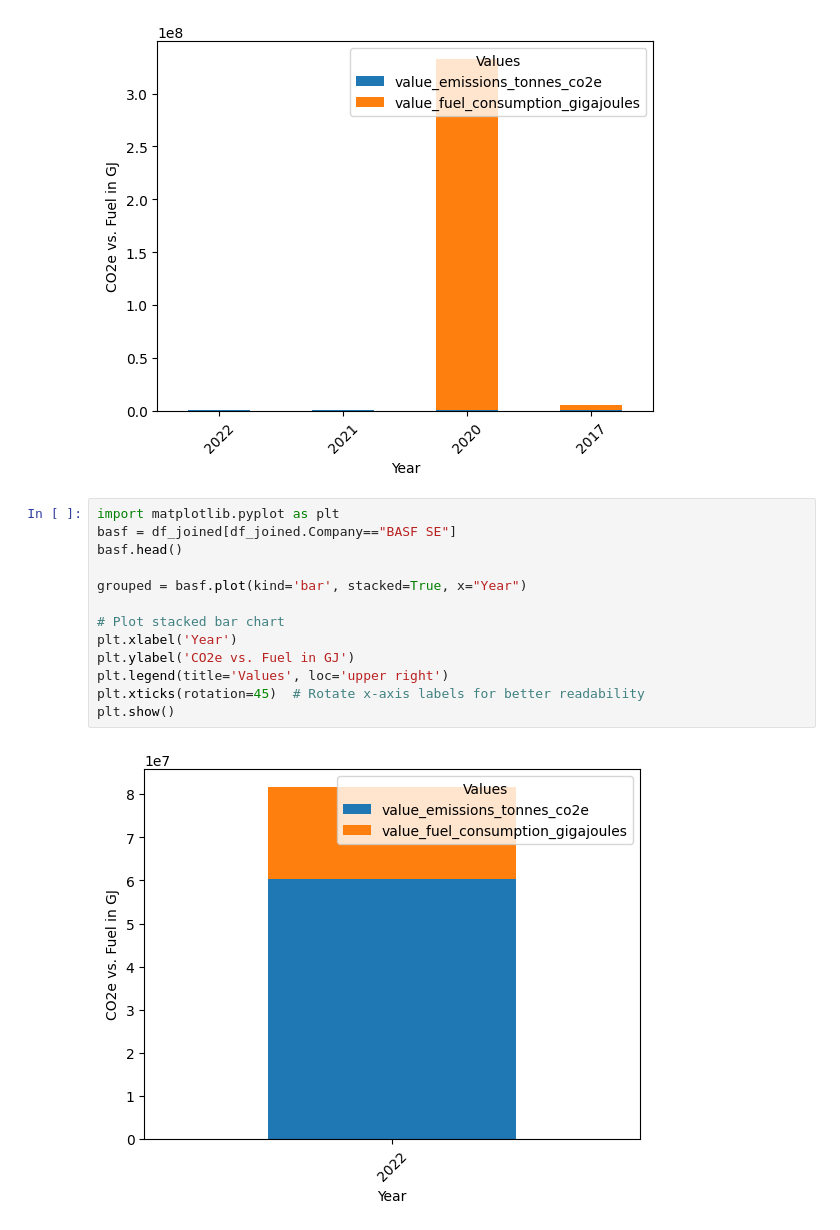
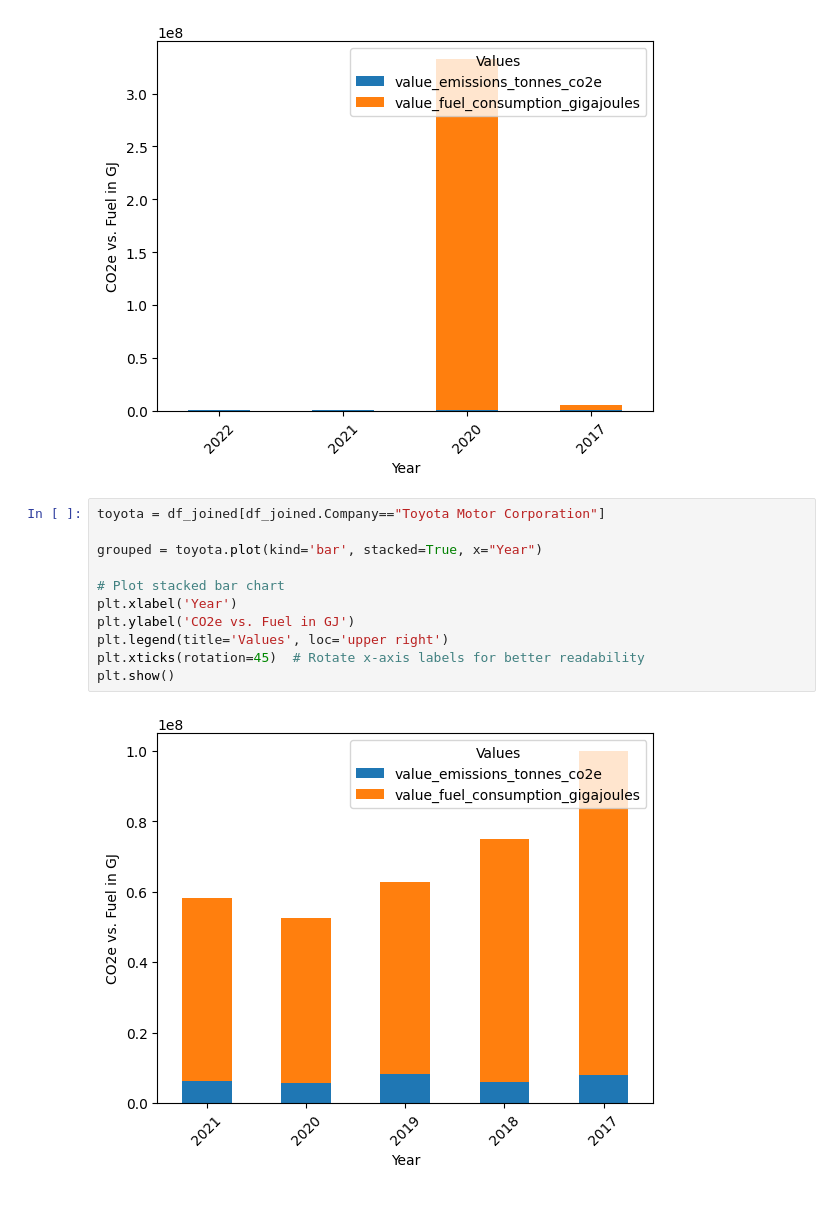
Before and after one commit to RobinRojowiec/htw-analytical-applications, a Jupyter notebook: notebooks/data_preparation_berlin.ipynb, the cells around one changed output. Saved outputs shown, nothing was run; the diff lists cells and outputs as text.

```diff
--- a/notebooks/data_preparation_berlin.ipynb
+++ b/notebooks/data_preparation_berlin.ipynb
@@ -192,20 +213,18 @@ plt.xticks(rotation=45)  # Rotate x-axis labels for better readability
 plt.show()
 # %% [output]
 [figure]
-# %%
-import matplotlib.pyplot as plt
-basf = df_joined[df_joined.Company=="BASF SE"]
-basf.head()
-
-grouped = basf.plot(kind='bar', stacked=True, x="Year")
-
-# Plot stacked bar chart
-plt.xlabel('Year')
-plt.ylabel('CO2e vs. Fuel in GJ')
-plt.legend(title='Values', loc='upper right')
-plt.xticks(rotation=45)  # Rotate x-axis labels for better readability
-plt.show()
-# %% [output]
-[figure, removed]
+# %%
+toyota = df_joined[df_joined.Company=="Toyota Motor Corporation"]
+
+grouped = toyota.plot(kind='bar', stacked=True, x="Year")
+
+# Plot stacked bar chart
+plt.xlabel('Year')
+plt.ylabel('CO2e vs. Fuel in GJ')
+plt.legend(title='Values', loc='upper right')
+plt.xticks(rotation=45)  # Rotate x-axis labels for better readability
+plt.show()
+# %% [output]
+[figure, added]
 # %% [markdown]
 ## Excercise
```
Also changed, not shown: parts of 2 cells of this notebook.
